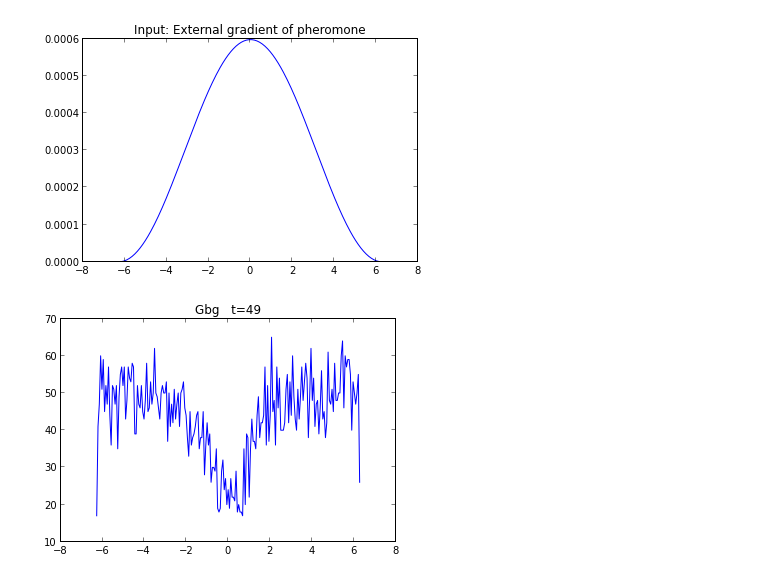
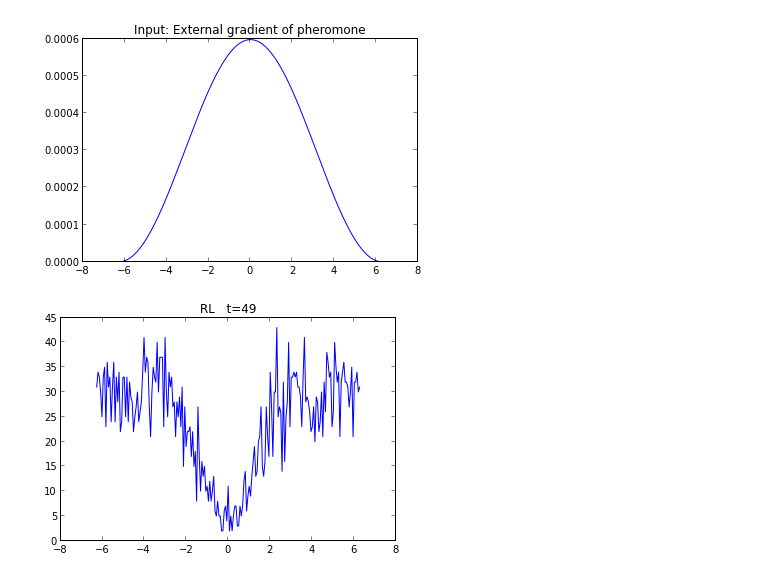
Before and after one commit to ahellander/pyurdme, a Jupyter notebook: examples/yeast_polarization/G-Protein_1D.ipynb, the cells around one changed output. Saved outputs shown, nothing was run; the diff lists cells and outputs as text; code cells hidden in the pictures.

```diff
--- a/examples/yeast_polarization/G-Protein_1D.ipynb
+++ b/examples/yeast_polarization/G-Protein_1D.ipynb
@@ -39,13 +39,13 @@ pylab.title('Input: External gradient of pheromone')
 # %%
 import time
 from IPython.display import display, clear_output
-sname = "Gbg"
+sname = "RL"
 for n in range(0, 50):
     S = result.getSpecies(sname, timepoints=n)
     time.sleep(.05)
     pylab.plot(x_vals, S)
     pylab.title('{1}   t={0}'.format(n, sname))
     clear_output()
     pylab.show()
 # %% [output]
-[figure, old version]
+[figure, new version]
```
Also changed, not shown: parts of 1 cell of this notebook, 2 other files.
